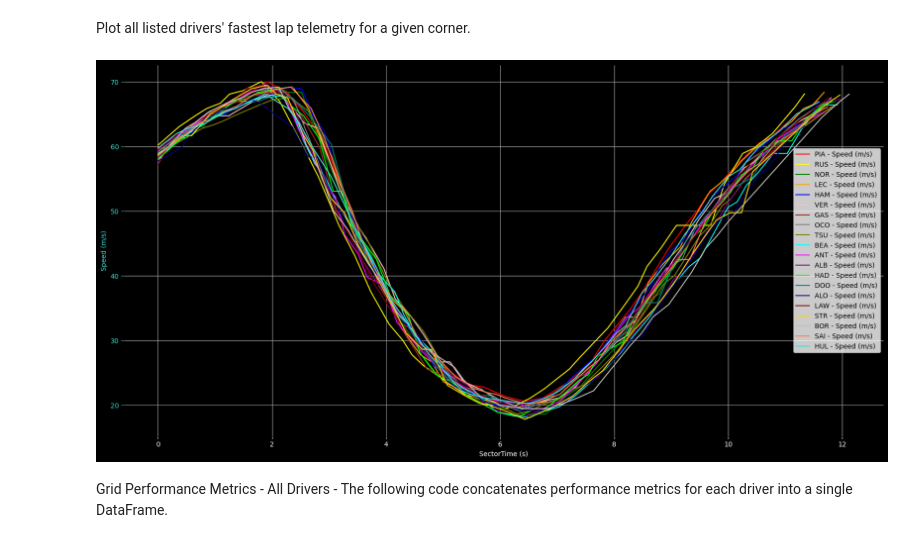
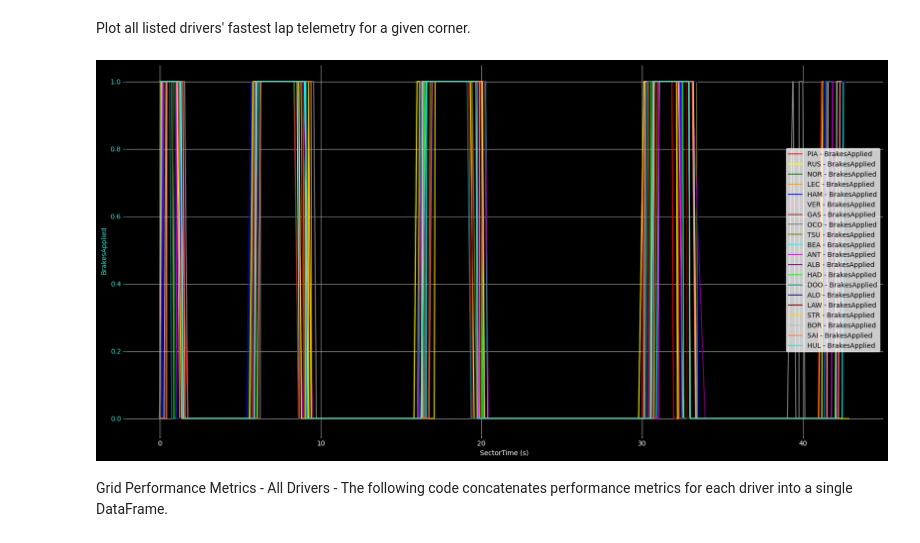
Before and after one commit to PESIII23/f1-driving-style-analytics-tool, a Jupyter notebook: notebooks/01_multi_driver_gp_analysis.ipynb, the cells around one changed output. Drawn from its saved outputs; the diff is of its cells as text; code cells hidden in the pictures.

Commit message:
refactored data processing to exclude corner configs

```diff
--- a/notebooks/01_multi_driver_gp_analysis.ipynb
+++ b/notebooks/01_multi_driver_gp_analysis.ipynb
@@ -536,7 +536,7 @@ stroll_processed_data = telemetry_processing.process_driver_telemetry(
 # %% [markdown]
 Lance Stroll Fastest Lap Telemetry for Visualization
 # %%
-stroll_corner_telemetry_enriched = telemetry_processing.get_fastest_lap_corner_telemetry(
+stroll_corner_telemetry_enriched = telemetry_processing.get_fastest_lap_telemetry(
     processed_driver_data=stroll_processed_data,
     driver_code=stroll,
     corner_position=corner_position_cleaned,
@@ -561,7 +561,7 @@ bortoleto_processed_data = telemetry_processing.process_driver_telemetry(
 # %% [markdown]
 Gabriel Bortoleto Fastest Lap Telemetry for Visualization
 # %%
-bortoleto_corner_telemetry_enriched = telemetry_processing.get_fastest_lap_corner_telemetry(
+bortoleto_corner_telemetry_enriched = telemetry_processing.get_fastest_lap_telemetry(
     processed_driver_data=bortoleto_processed_data,
     driver_code=bortoleto,
     corner_position=corner_position_cleaned,
@@ -586,7 +586,7 @@ sainz_processed_data = telemetry_processing.process_driver_telemetry(
 # %% [markdown]
 Carlos Sainz Fastest Lap Telemetry for Visualization
 # %%
-sainz_corner_telemetry_enriched = telemetry_processing.get_fastest_lap_corner_telemetry(
+sainz_corner_telemetry_enriched = telemetry_processing.get_fastest_lap_telemetry(
     processed_driver_data=sainz_processed_data,
     driver_code=sainz,
     corner_position=corner_position_cleaned,
@@ -611,7 +611,7 @@ hulkenberg_processed_data = telemetry_processing.process_driver_telemetry(
 # %% [markdown]
 Nico Hulkenberg Fastest Lap Telemetry for Visualization
 # %%
-hulkenberg_corner_telemetry_enriched = telemetry_processing.get_fastest_lap_corner_telemetry(
+hulkenberg_corner_telemetry_enriched = telemetry_processing.get_fastest_lap_telemetry(
     processed_driver_data=hulkenberg_processed_data,
     driver_code=hulkenberg,
     corner_position=corner_position_cleaned,
@@ -630,35 +630,35 @@ plots.plot_multiple_drivers_telemetry(
     dfs=[
         piastri_corner_telemetry_enriched,
         russell_corner_telemetry_enriched,
         norris_corner_telemetry_enriched,
         leclerc_corner_telemetry_enriched,
         hamilton_corner_telemetry_enriched,
         verstappen_corner_telemetry_enriched,
         gasly_corner_telemetry_enriched,
         ocon_corner_telemetry_enriched,
         tsunoda_corner_telemetry_enriched,
         bearman_corner_telemetry_enriched,
         antonelli_corner_telemetry_enriched,
         albon_corner_telemetry_enriched,
         hadjar_corner_telemetry_enriched,
         doohan_corner_telemetry_enriched,
         alonso_corner_telemetry_enriched,
         lawson_corner_telemetry_enriched,
         stroll_corner_telemetry_enriched,
         bortoleto_corner_telemetry_enriched,
         sainz_corner_telemetry_enriched,
         hulkenberg_corner_telemetry_enriched
     ],
     drivers=[
         piastri, russell, norris, leclerc, hamilton, verstappen, gasly, ocon, tsunoda, bearman,
         antonelli, albon, hadjar, doohan, alonso, lawson, stroll, bortoleto, sainz, hulkenberg
     ],
 
     # speed, acceleration, rpm, g_force, gear, throttle, brakes
-    telemetry_cols=[speed]
+    telemetry_cols=[brakes]
 )
 # %% [output]
-[figure, old version]
+[figure, new version]
 # %% [markdown]
 Grid Performance Metrics - All Drivers - The following code concatenates performance metrics for each driver into a single DataFrame.
 # %%
```
Also changed, not shown: parts of 20 cells of this notebook, 5 other files.
